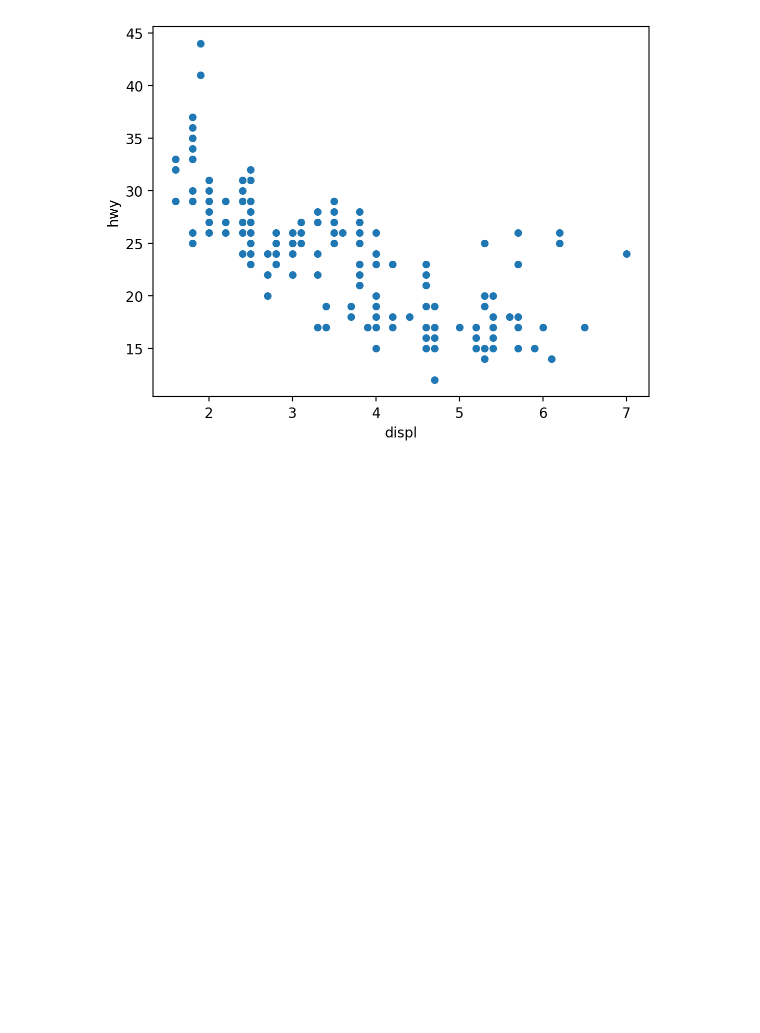
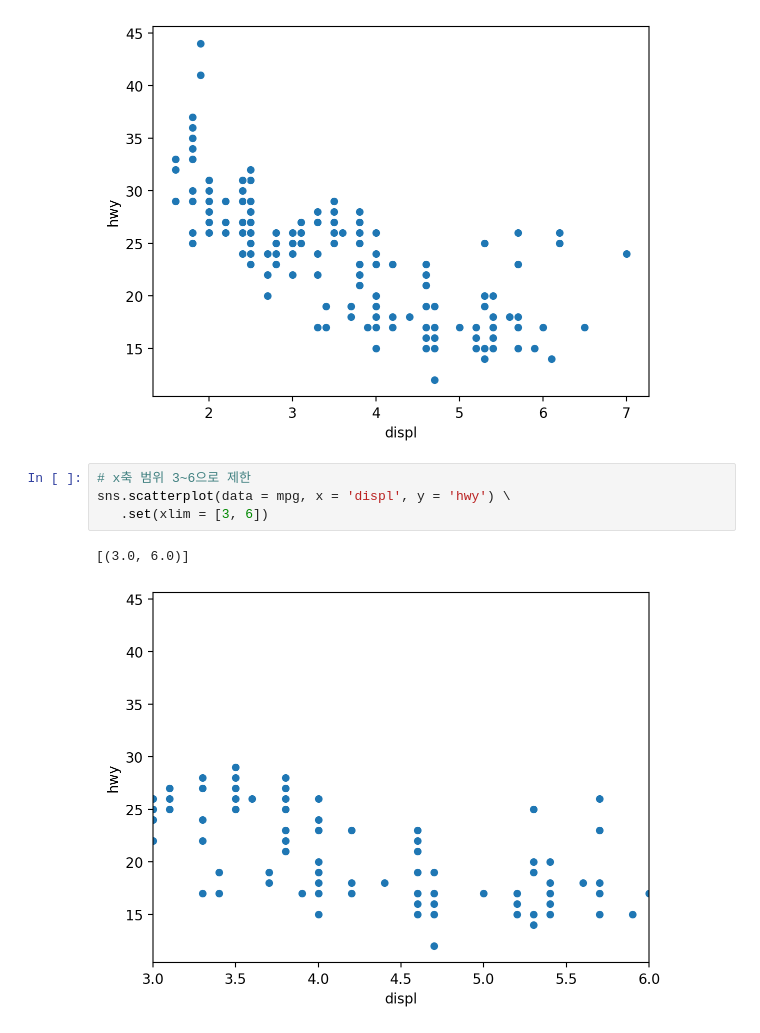
Before and after one commit to simmingyu12/kit_bigdata, a Jupyter notebook: src/chapter08.ipynb, the cells around one changed output. Drawn from its saved outputs; the diff is of its cells as text; blank space fills up the shorter version.

```diff
--- a/src/chapter08.ipynb
+++ b/src/chapter08.ipynb
@@ -22,3 +22,10 @@ sns.scatterplot(data = mpg, x = 'displ', y = 'hwy')
 # %% [output]
 <Axes: xlabel='displ', ylabel='hwy'>
 [figure]
+# %%
+# x축 범위 3~6으로 제한
+sns.scatterplot(data = mpg, x = 'displ', y = 'hwy') \
+   .set(xlim = [3, 6])
+# %% [output]
+[(3.0, 6.0)]
+[figure, added]
```
Also changed, not shown: parts of 31 cells of this notebook.
